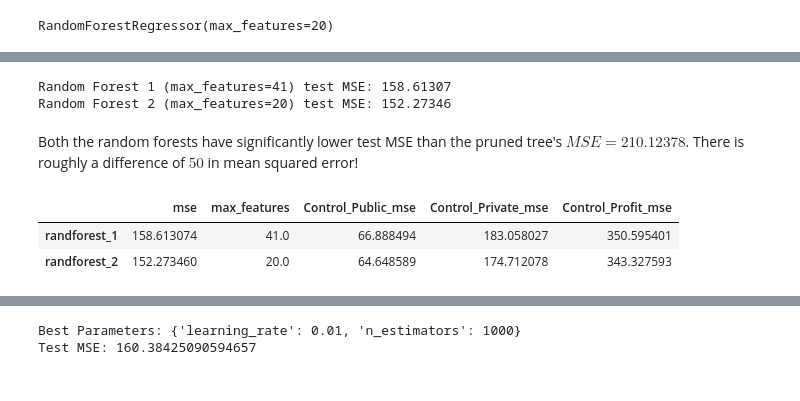
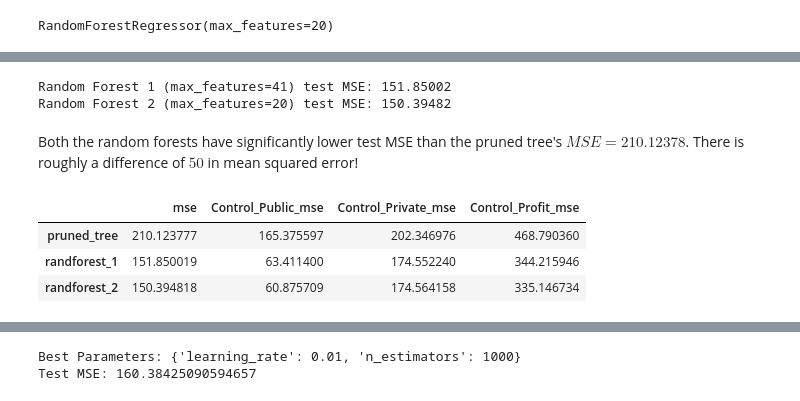
Before and after one commit to davidgraymi/CS598-PSL-MP3, a Jupyter notebook: main.ipynb, the cells around one changed output, grey strips where cells are left out. Saved outputs shown, nothing was run; the diff lists cells and outputs as text; code cells hidden in the pictures.

```diff
--- a/main.ipynb
+++ b/main.ipynb
@@ -79,16 +94,16 @@ Baseline (i) Test MSE: 405.40954
 Baseline (ii) Test MSE: 397.95367
 # %%
 # One hot encode categorical data
-train_df = pd.get_dummies(train_df, columns=modes.index, dtype=int)
-test_df = pd.get_dummies(test_df, columns=modes.index, dtype=int)
+train_df_enc = pd.get_dummies(train_df, columns=modes.index, dtype=int)
+test_df_enc = pd.get_dummies(test_df, columns=modes.index, dtype=int)
 
-X_train = train_df.drop(columns=['CompRate']).copy()
-y_train = train_df['CompRate'].copy()
+X_train = train_df_enc.drop(columns=['CompRate']).copy()
+y_train = train_df_enc['CompRate'].copy()
 
-X_test = test_df.drop(columns=['CompRate']).copy()
-y_test = test_df['CompRate'].copy()
+X_test = test_df_enc.drop(columns=['CompRate']).copy()
+y_test = test_df_enc['CompRate'].copy()
 
-train_df.head()
+train_df_enc.head()
 # %% [output]
 |  | Main | HighDegree | Latitude | Longitude | AdmitRate | MidACT | AvgSAT | Online | Enrollment | White | ... |
 | 1694 | 1 | 4 | 35.347785 | -97.578297 | 77.65 | 24.0 | 1150.0 | 0 | 1415 | 49.4 | ... |
@@ -224,30 +271,38 @@ models['randforest_2']['mse'] = mse_half_forest
 print(f"Random Forest 1 (max_features={full_features}) test MSE: {mse_full_forest:.5f}")
 print(f"Random Forest 2 (max_features={half_features}) test MSE: {mse_half_forest:.5f}")
 # %% [output]
-Random Forest 1 (max_features=41) test MSE: 158.61307
-Random Forest 2 (max_features=20) test MSE: 152.27346
+Random Forest 1 (max_features=41) test MSE: 151.85002
+Random Forest 2 (max_features=20) test MSE: 150.39482
 # %% [markdown]
 Both the random forests have significantly lower test MSE than the pruned tree's $MSE=210.12378$. There is roughly a difference of $50$ in mean squared error!
 # %%
 for school_type in ['Public', 'Private', 'Profit']:
     col_name = 'Control_' + school_type
     header = col_name + '_mse'
 
     test_school_type_mask = X_test[col_name] == 1
     X_test_school = X_test[test_school_type_mask]
     y_test_school = y_test[test_school_type_mask]
 
+    # Pruned tree MSE by control
+    test_pred_school_pruned = grid_search.predict(X_test_school)
+    school_mse_pruned = mean_squared_error(y_test_school, test_pred_school_pruned)
+    models['pruned_tree'][header] = school_mse_pruned
+
+    # Random Forest 1 (full features)
     test_pred_school_full_forest = full_forest.predict(X_test_school)
     school_mse_full_forest = mean_squared_error(y_test_school, test_pred_school_full_forest)
     models['randforest_1'][header] = school_mse_full_forest
 
+    # Random Forest 2 (half features)
     test_pred_school_half_forest = half_forest.predict(X_test_school)
     school_mse_half_forest = mean_squared_error(y_test_school, test_pred_school_half_forest)
     models['randforest_2'][header] = school_mse_half_forest
 
-display(pd.DataFrame.from_dict(models, orient='index').loc[['randforest_1', 'randforest_2']])
+display(pd.DataFrame.from_dict(models, orient='index').loc[['pruned_tree', 'randforest_1', 'randforest_2'], ['mse', 'Control_Public_mse', 'Control_Private_mse', 'Control_Profit_mse']])
 # %% [output]
-|  | mse | max_features | Control_Public_mse | Control_Private_mse | Control_Profit_mse |
-| randforest_1 | 158.613074 | 41.0 | 66.888494 | 183.058027 | 350.595401 |
-| randforest_2 | 152.273460 | 20.0 | 64.648589 | 174.712078 | 343.327593 |
+|  | mse | Control_Public_mse | Control_Private_mse | Control_Profit_mse |
+| pruned_tree | 210.123777 | 165.375597 | 202.346976 | 468.790360 |
+| randforest_1 | 151.850019 | 63.411400 | 174.552240 | 344.215946 |
+| randforest_2 | 150.394818 | 60.875709 | 174.564158 | 335.146734 |
 # %% [markdown]
```
Also changed, not shown: parts of 13 cells of this notebook.
